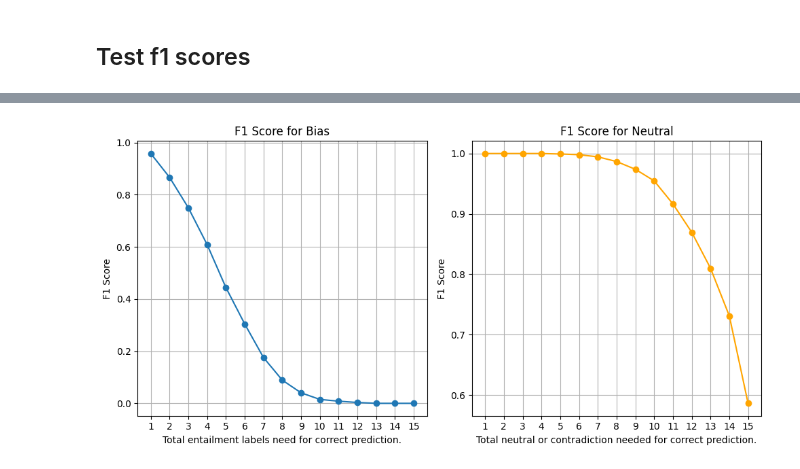
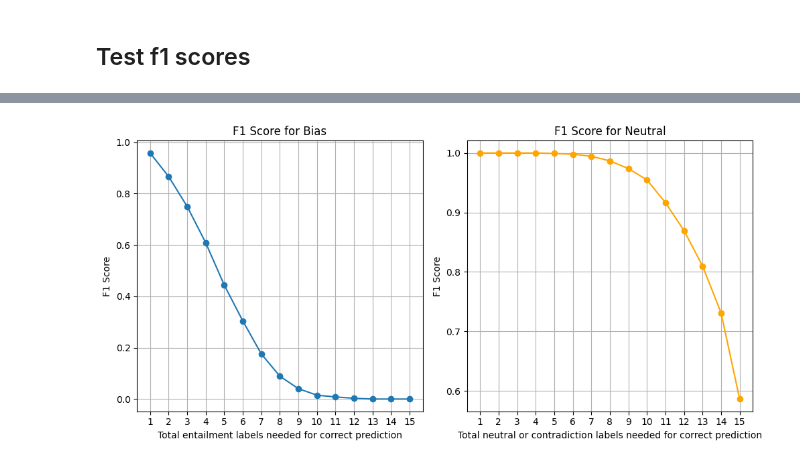
Before and after one commit to AlfonsoGhislieri/NLI-bias, a Jupyter notebook: final.ipynb, the cells around one changed output, grey strips where cells are left out. Drawn from its saved outputs; the diff is of its cells as text; code cells hidden in the pictures.

Commit message:
add graph

```diff
--- a/final.ipynb
+++ b/final.ipynb
@@ -428,28 +428,27 @@ scores
   0.7310557410737221,
   0.5861476817401259]}
 # %%
-# Create two separate plots for 'Bias_f1' and 'Neutral_f1'
 plt.figure(figsize=(10, 5))
 
 # Plot for 'Bias_f1'
 plt.subplot(1, 2, 1)
 plt.plot(range(1, len(scores['Bias_f1']) + 1), scores['Bias_f1'], marker='o')
-plt.xlabel('Total entailment labels needed for correct prediction.')
+plt.xlabel('Total entailment labels needed for correct prediction')
 plt.ylabel('F1 Score')
 plt.title('F1 Score for Bias')
-plt.xticks(range(1, len(scores['Bias_f1']) + 1))  # Set x-axis ticks to 1, 2, 3, ...
+plt.xticks(range(1, len(scores['Bias_f1']) + 1))
 plt.grid()
 
 # Plot for 'Neutral_f1'
 plt.subplot(1, 2, 2)
 plt.plot(range(1, len(scores['Neutral_f1']) + 1), scores['Neutral_f1'], marker='o', color='orange')
-plt.xlabel('Total neutral or contradiction needed for correct prediction.')
+plt.xlabel('Total neutral or contradiction labels needed for correct prediction')
 plt.ylabel('F1 Score')
 plt.title('F1 Score for Neutral')
-plt.xticks(range(1, len(scores['Neutral_f1']) + 1))  # Set x-axis ticks to 1, 2, 3, ...
+plt.xticks(range(1, len(scores['Neutral_f1']) + 1))
 plt.grid()
 
 plt.tight_layout()
 plt.show()
 # %% [output]
-[figure, old version]
+[figure, new version]
```
